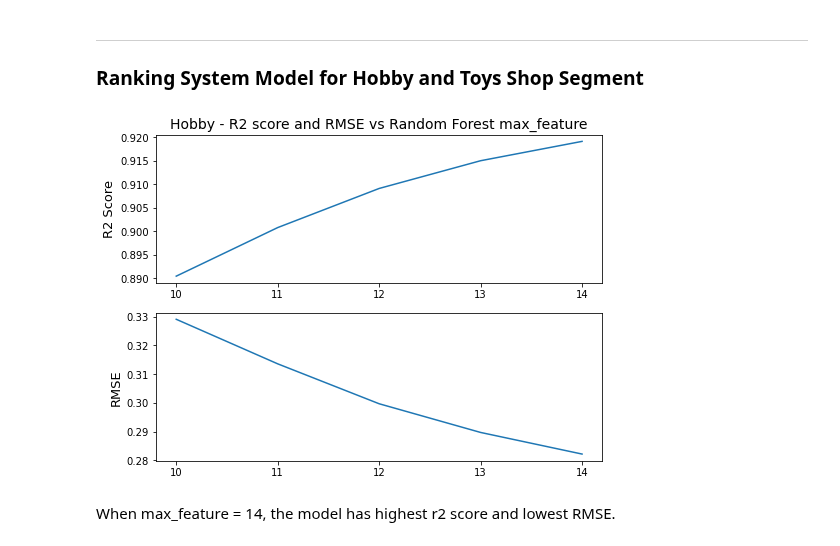
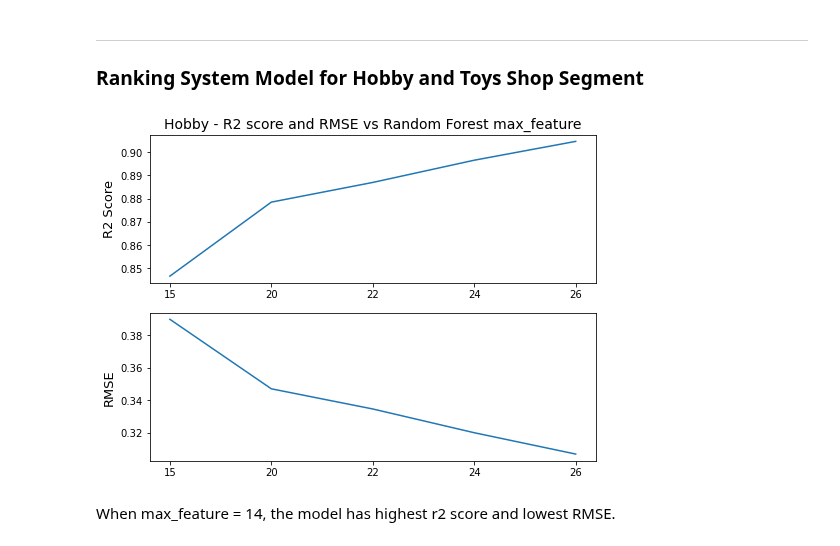
Before and after one commit to MAST30034-Applied-Data-Science/generic-buy-now-pay-later-project-group-11, a Jupyter notebook: notebooks/model.ipynb, the cells around one changed output. Saved outputs shown, nothing was run; the diff lists cells and outputs as text; code cells hidden in the pictures.

```diff
--- a/notebooks/model.ipynb
+++ b/notebooks/model.ipynb
@@ -465,7 +466,7 @@ n_estimators = 300:      R2-score: 0.9147390690569737   RMSE: 0.2882614891007211
 # %% [markdown]
 When n_estimate = 100, the model has highest r2 score and lowest RMSE.
 # %%
-rf = RandomForestRegressor(n_estimators = 100, random_state = 42,
+rf = RandomForestRegressor(n_estimators = 200, random_state = 42,
                            max_features=26)
 rf.fit(X_train, y_train)
 y_pred = rf.predict(X_test)
@@ -551,32 +605,32 @@ X_train, X_test, y_train, y_test, scaler_y_train, scaler_y_test = get_train_test
 # %%
 # Tune max_feature evaluate between 10-14
 rmse = []
 r2 = []
 for mf in [15, 20, 22, 24, 26]:
     rf = RandomForestRegressor(random_state = 42, max_features=mf)
     rmse_cv = cross_val_score(rf, X_train, y_train, cv=5,
                              scoring='neg_root_mean_squared_error')
     rmse.append(abs(np.mean(rmse_cv)))
 
     r2_cv = cross_val_score(rf, X_train, y_train, cv=5, scoring='r2')
     r2.append(np.mean(r2_cv))
 
 # Visualise RMSE and R2 for different max_feature value
-mfs = range(10, 15)
+mfs = [15, 20, 22, 24, 26]
 plt.figure(figsize=(8,6))
 plt.subplot(2, 1, 1)
 plt.plot(range(len(mfs)), r2, label='R2')
 plt.xticks(range(len(mfs)), mfs)
 plt.ylabel('R2 Score', fontsize=13)
 plt.title('Hobby - R2 score and RMSE vs Random Forest max_feature', fontsize=14)
 
 plt.subplot(2, 1, 2)
 plt.plot(range(len(mfs)), rmse, label='RMSE')
 plt.xticks(range(len(mfs)), mfs)
 plt.ylabel('RMSE', fontsize=13)
 plt.savefig(f'../plots/rf_hobby_hype_tuning_maxf.png')
 # %% [output]
-[figure, old version]
+[figure, new version]
 # %% [markdown]
 When max_feature = 14, the model has highest r2 score and lowest RMSE.
 # %%
```
Also changed, not shown: parts of 34 cells of this notebook.
